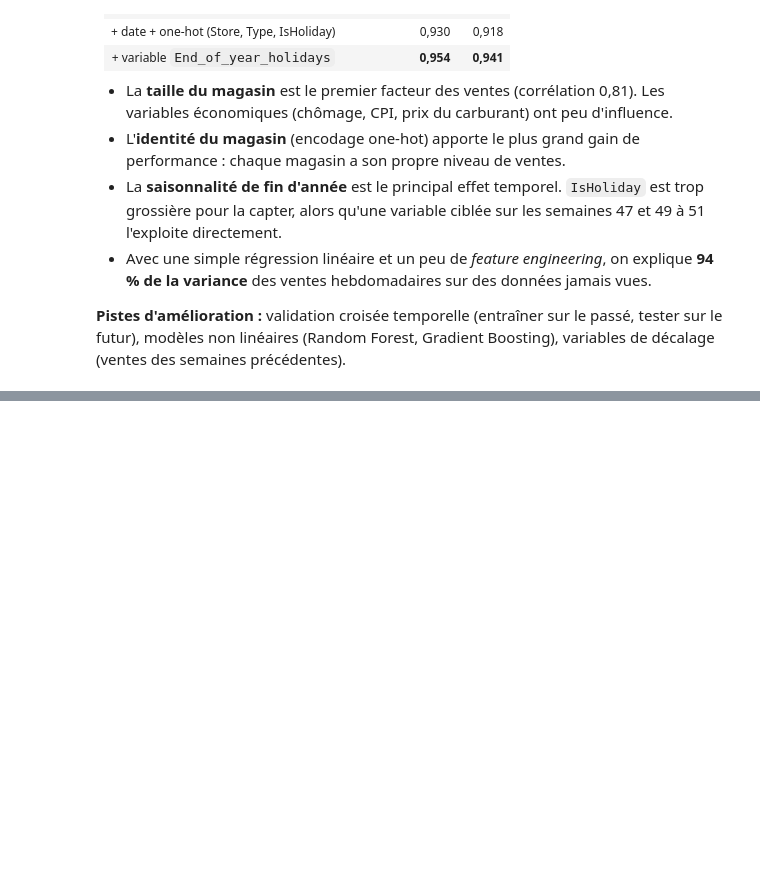
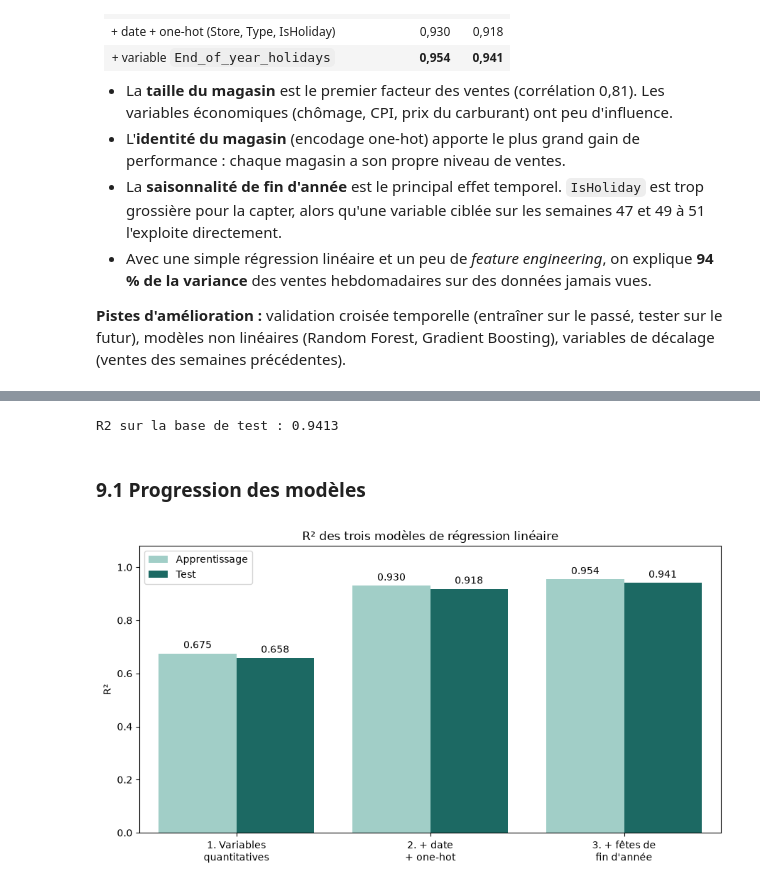
Before and after one commit to AbibatouWANDAOGO/walmart-sales-forecasting, a Jupyter notebook: walmart_sales_forecasting.ipynb, the cells around one changed output, grey strips where cells are left out. Saved outputs shown, nothing was run; the diff lists cells and outputs as text; code cells hidden in the pictures; blank space fills up the shorter version.

```diff
--- a/walmart_sales_forecasting.ipynb
+++ b/walmart_sales_forecasting.ipynb
@@ -664,0 +669,30 @@ Coefficient de End_of_year_holidays : 460787.0
+# %%
+X = data.drop(columns=['Weekly_Sales'])
+y = data['Weekly_Sales']
+Xtrain, Xtest, ytrain, ytest = train_test_split(X, y, test_size=0.2, random_state=SEED)
+final_model = LinearRegression().fit(Xtrain, ytrain)
+ypred = final_model.predict(Xtest)
+print("R2 sur la base de test :", round(final_model.score(Xtest, ytest), 4))
+# %% [output]
+R2 sur la base de test : 0.9413
+# %% [markdown]
+### 9.1 Progression des modèles
+# %%
+scores = pd.DataFrame({
+    'Modèle': ['1. Variables\nquantitatives', '2. + date\n+ one-hot', '3. + fêtes de\nfin d\'année'],
+    'Apprentissage': [0.675, 0.930, 0.954],
+    'Test': [0.658, 0.918, 0.941],
+}).melt(id_vars='Modèle', var_name='Base', value_name='R²')
+
+f, ax = plt.subplots(figsize=(9, 5))
+sns.barplot(data=scores, x='Modèle', y='R²', hue='Base', palette=['#99d5cc', '#0f766e'], ax=ax)
+for container in ax.containers:
+    ax.bar_label(container, fmt='%.3f', padding=3)
+ax.set_ylim(0, 1.08)
+ax.set_xlabel('')
+ax.set_title('R² des trois modèles de régression linéaire')
+ax.legend(title='', loc='upper left')
+plt.tight_layout()
+plt.show()
+# %% [output]
+[figure, added]
```
Also changed, not shown: parts of 6 cells of this notebook, 10 other files.
